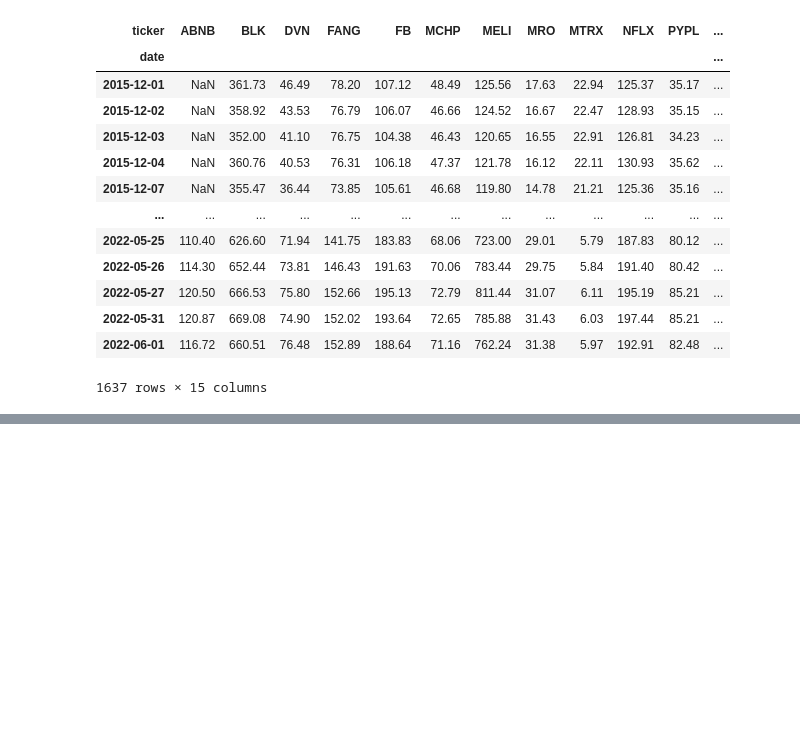
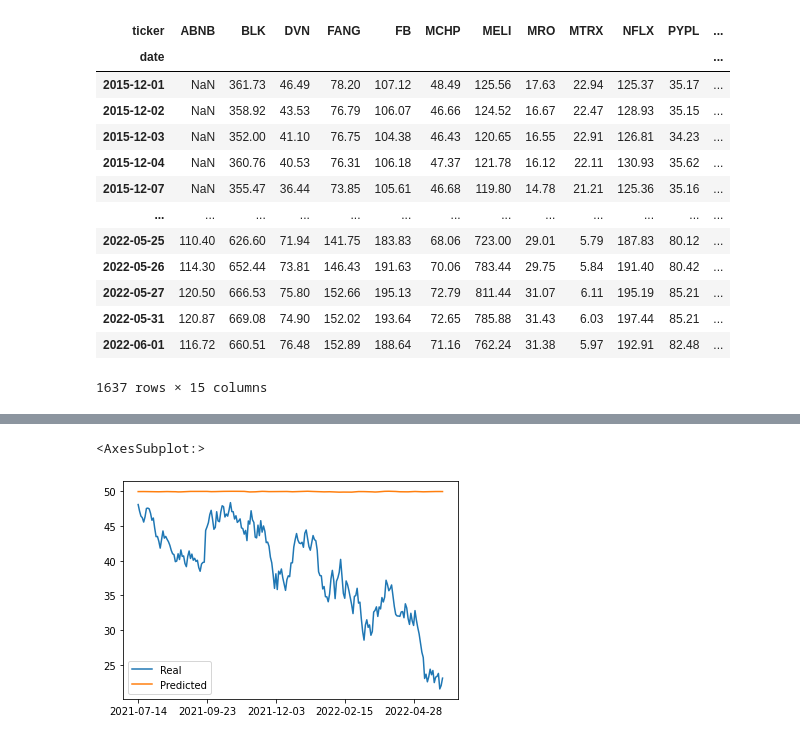
Before and after one commit to JoeHGeoghegan/P2G2-ProjectGit, a Jupyter notebook: Notebooks/models_kx.ipynb, the cells around one changed output, grey strips where cells are left out. Saved outputs shown, nothing was run; the diff lists cells and outputs as text; code cells hidden in the pictures; blank space fills up the shorter version.

```diff
--- a/Notebooks/models_kx.ipynb
+++ b/Notebooks/models_kx.ipynb
@@ -221,8 +137,8 @@ window_size = 30
 # Column index 0 is the 'fng_value' column
 # Column index 1 is the `Close` column
 feature_column = 0
-target_column = 1
-X, y = window_data(uber_concat, window_size, feature_column, target_column)
+target_column = 4
+X, y = window_data(uber_sent_df, window_size, feature_column, target_column)
 # %%
 # Use 70% of the data for training and the remaineder for testing
 split = int(0.7 * len(X))
@@ -339,11 +255,11 @@ predict = model.predict(X_test)
 # %%
-predicted_prices = scaler.inverse_transform(predicted)
+predicted_prices = scaler.inverse_transform(predict)
 real_prices = scaler.inverse_transform(y_test.reshape(-1, 1))
 # %%
 # Create a DataFrame of Real and Predicted values
 stocks = pd.DataFrame({
     "Real": real_prices.ravel(),
     "Predicted": predicted_prices.ravel()
-}, index = uber_concat.index[-len(real_prices): ])
-stocks.head()
+}, index = uber_sent_df.index[-len(real_prices): ])
+stocks.tail()
 # %% [output]
@@ -350,0 +272,5 @@ ValueError: Shape of passed values is (483, 2), indices imply (486, 2)
+# %%
+stocks.plot()
+# %% [output]
+<AxesSubplot:>
+[figure, added]
```
Also changed, not shown: parts of 17 cells of this notebook, 1 other file.
